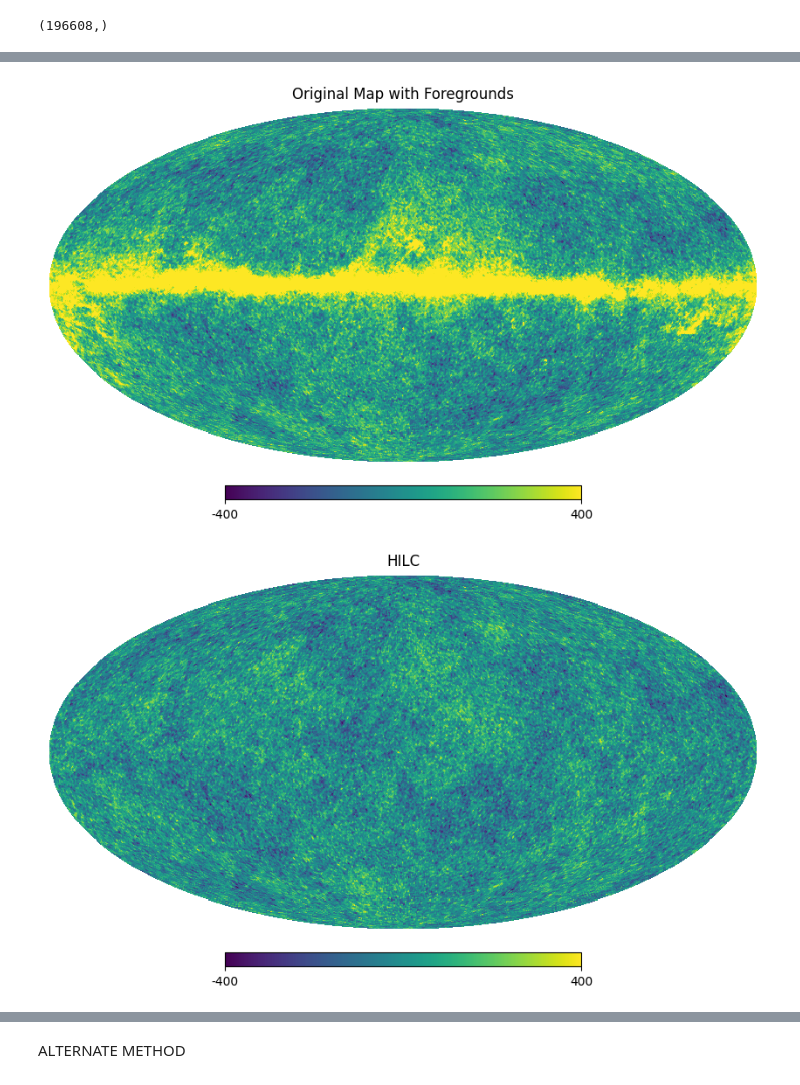
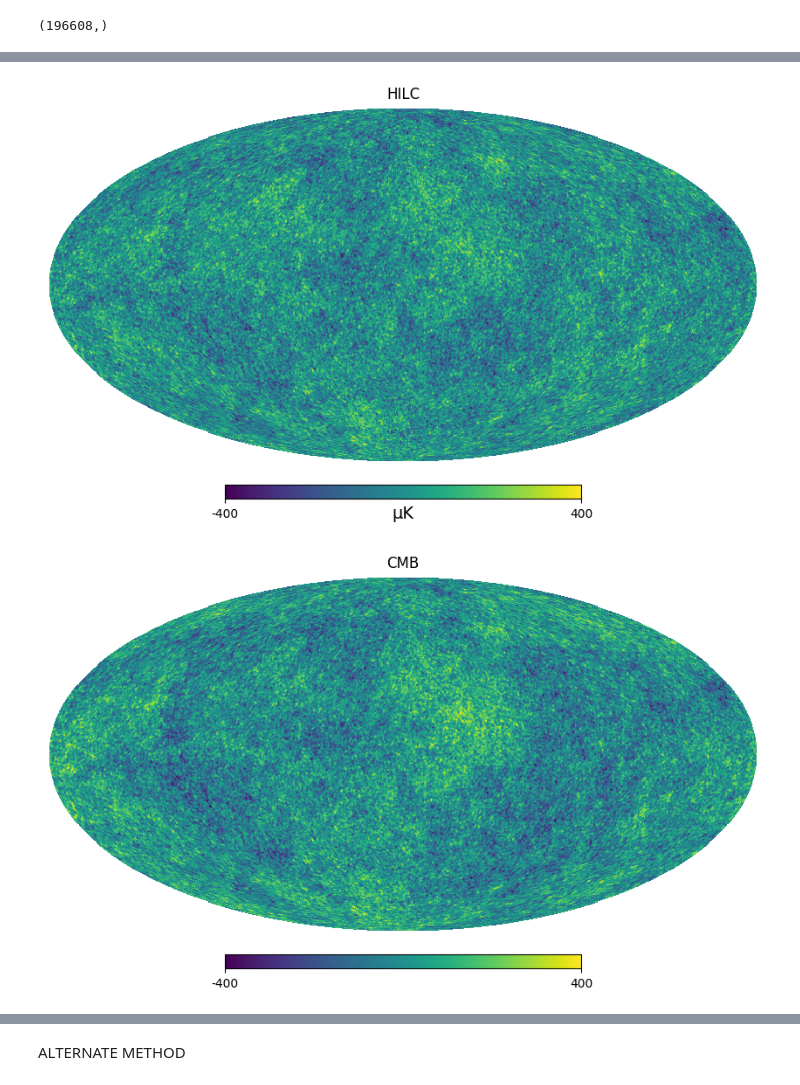
Before and after one commit to urwa99/Internship_Rome, a Jupyter notebook: ILC_harmonic.ipynb, the cells around one changed output, grey strips where cells are left out. Cells and saved outputs as stored; diff of their text form; code cells hidden in the pictures.

Commit message:
units added

```diff
--- a/ILC_harmonic.ipynb
+++ b/ILC_harmonic.ipynb
@@ -118,7 +118,7 @@ for l in range(lmax+1):
 
     for m in range(1,l+1): #sum over m
         C_l [l,:, :] += 2* np.real(np.outer(alm_p[:, m], np.conj(alm_p[:, m]))) #adding alm_p and negative ti C_l . outer product/multiplying over freq
-C_l /= (2*l +1)
+
 
 print(alm_p.shape)
 print(C_l.shape)
@@ -143,7 +143,7 @@ Cl_inv =np.zeros((n_freqs, n_freqs), dtype=float)
 
 for l in range(lmax+1):
 
-    Cl_matrix =  C_l[l,:,:] #cov matrix for a specific l (nfreqs x nfreqs)
+    Cl_matrix =   C_l[l,:,:]/(2*l +1) #cov matrix for a specific l (nfreqs x nfreqs)
 
 
     Cl_inv[:,:] = np.linalg.pinv(Cl_matrix[:,:]) #(nfreqs x nfreqs)
@@ -154,12 +154,31 @@ for l in range(lmax+1):
 
     for nf in range(n_freqs):
       w[:, l] = numerator[:]/denominator# (nfreqs x m) Since this is inside l loop it is only the weight for a specific l. looping will give us the correct shape?
+      #w[:,l]= np.maximum(w[:,l], 0)  # Force weights to be non-negative
+      w[:,l] /= np.sum(w[:,l], axis=0, keepdims=True)  # Normalize to sum to 1
 print(Cl_matrix.shape)
 print(Cl_inv.shape)
 print(numerator.shape)
 print(denominator.shape)
 print(w.shape) #nf x m array
 #issue in dividing? values too small
+
+plt.figure(figsize=(10, 6))
+plt.imshow(w, aspect='auto', cmap='viridis', origin='lower')
+plt.colorbar(label="Weight")
+plt.xlabel("Multipole l")
+plt.ylabel("Frequency Index")
+plt.title("Weights as a Function of Frequency and Multipole")
+plt.show()
+
+
+plt.plot(range(n_freqs), w[:, 200], marker='o', linestyle='-')
+
+plt.xlabel("Frequency Index")
+plt.ylabel("Weight")
+plt.title(f"Weights at l = {200}")
+plt.grid()
+plt.show()
 # %% [output]
 (9, 9)
 (9, 9)
@@ -202,10 +240,9 @@ print(maps_out.shape)
 # %%
-hp.mollview(maps_pl[4], title="Original Map with Foregrounds", min=-400, max=400) #comparison to uncleaned
-ilc =maps_out-np.mean(maps_out)
-diff = ilc - cmb_pl[4]
-hp.mollview(ilc, title= "HILC", min=-400, max=400)
-hp.mollview(cmb_pl[4],title ="CMB", min=-400, max=400)
+mean = ilc -np.mean(ilc)
+diff = ilc - cmb_pl[0]
+hp.mollview(ilc, title= "HILC", min=-400, max=400, unit ="μK",)
+hp.mollview(cmb_pl[0],title ="CMB", min=-400, max=400)
 hp.mollview(diff,title ="difference", min=-400, max=400)
 # %% [output]
-[figure, old version]
+[figure, new version]
-[figure, old version]
+[figure, new version]
```
Also changed, not shown: parts of 5 cells of this notebook.
